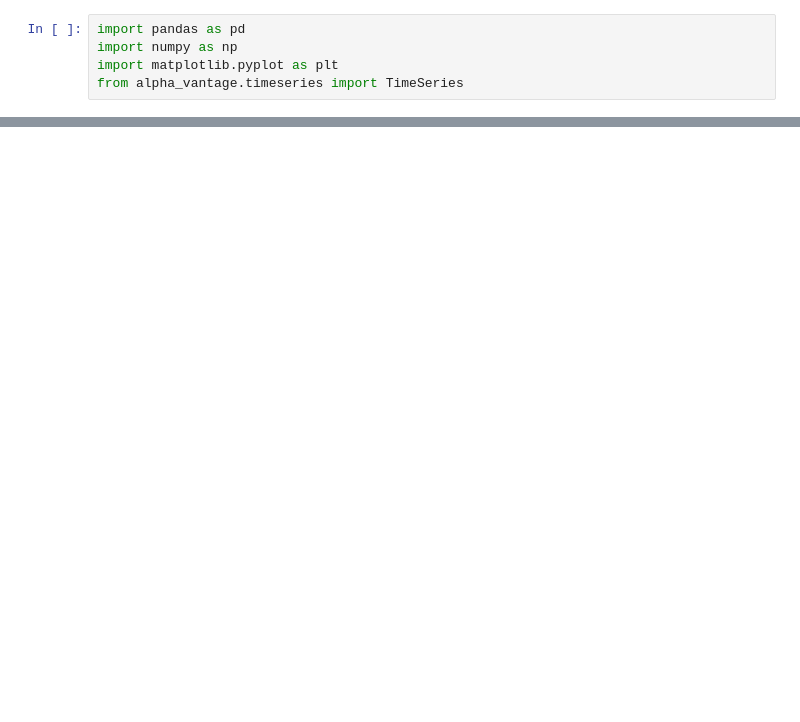
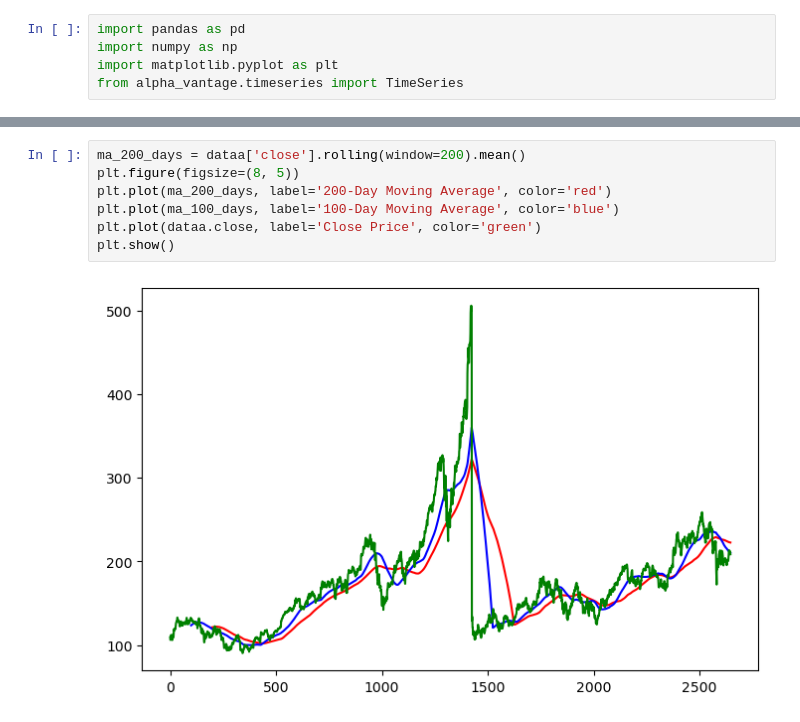
Before and after one commit to DevGupta0112/applied_Machine_Learning, a Jupyter notebook: stock_prediction/model.ipynb, the cells around one changed output, grey strips where cells are left out. Saved outputs shown, nothing was run; the diff lists cells and outputs as text; blank space fills up the shorter version.

```diff
--- a/stock_prediction/model.ipynb
+++ b/stock_prediction/model.ipynb
@@ -38,0 +48,9 @@ filtered_data.head()
+# %%
+ma_200_days = dataa['close'].rolling(window=200).mean()
+plt.figure(figsize=(8, 5))
+plt.plot(ma_200_days, label='200-Day Moving Average', color='red')
+plt.plot(ma_100_days, label='100-Day Moving Average', color='blue')
+plt.plot(dataa.close, label='Close Price', color='green')
+plt.show()
+# %% [output]
+[figure, added]
```
Also changed, not shown: parts of 3 cells of this notebook.
